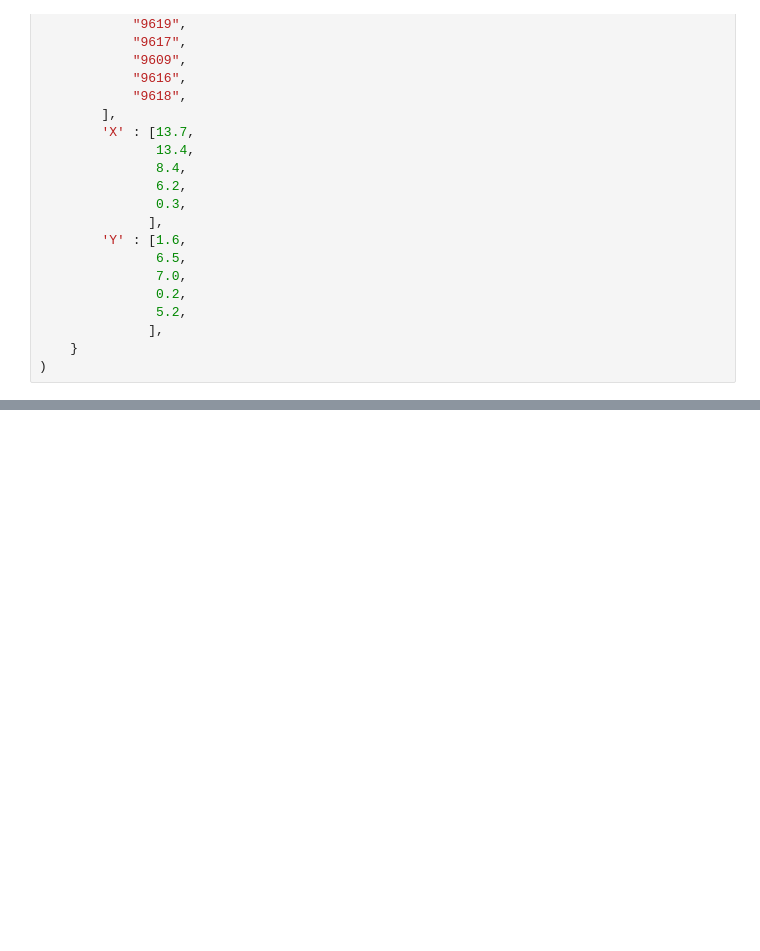
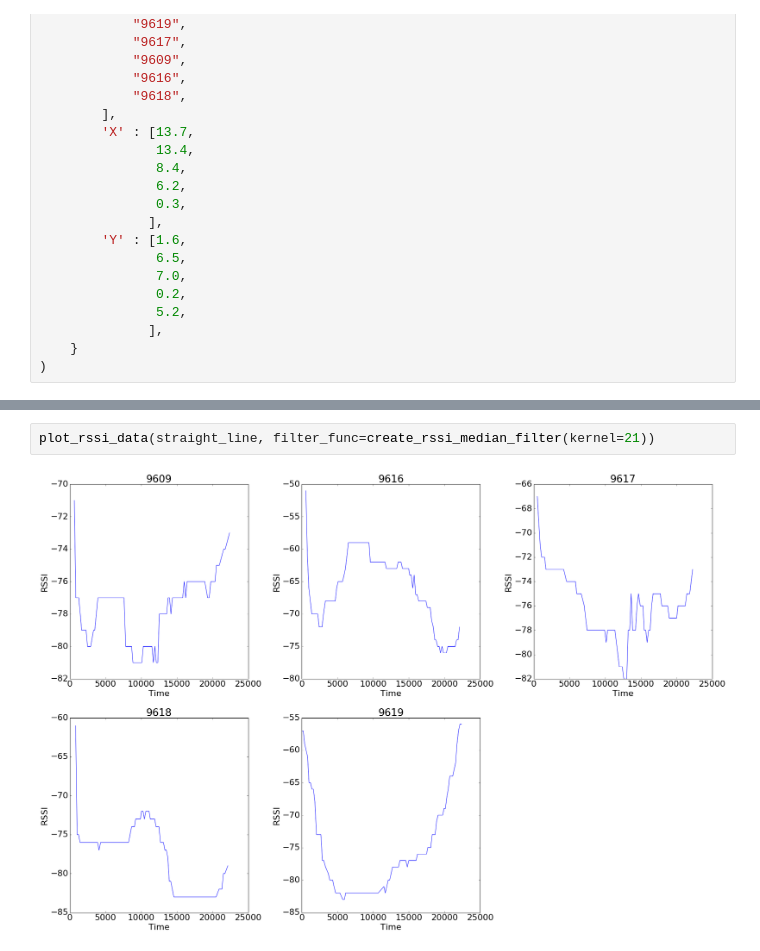
Before and after one commit to Informhunter/IPS, a Jupyter notebook: JupiterNB/data_from_db_analysis/data_visualisation.ipynb, the cells around one changed output, grey strips where cells are left out. Saved outputs shown, nothing was run; the diff lists cells and outputs as text; blank space fills up the shorter version.

```diff
--- a/JupiterNB/data_from_db_analysis/data_visualisation.ipynb
+++ b/JupiterNB/data_from_db_analysis/data_visualisation.ipynb
@@ -65,0 +115,4 @@ plot_rssi_map(df, img, filter_func=create_rssi_avg_filter(21), beacons=beacons)
+# %%
+plot_rssi_data(straight_line, filter_func=create_rssi_median_filter(kernel=21))
+# %% [output]
+[figure, added]
```
Also changed, not shown: parts of 10 cells of this notebook, 1 other file.
